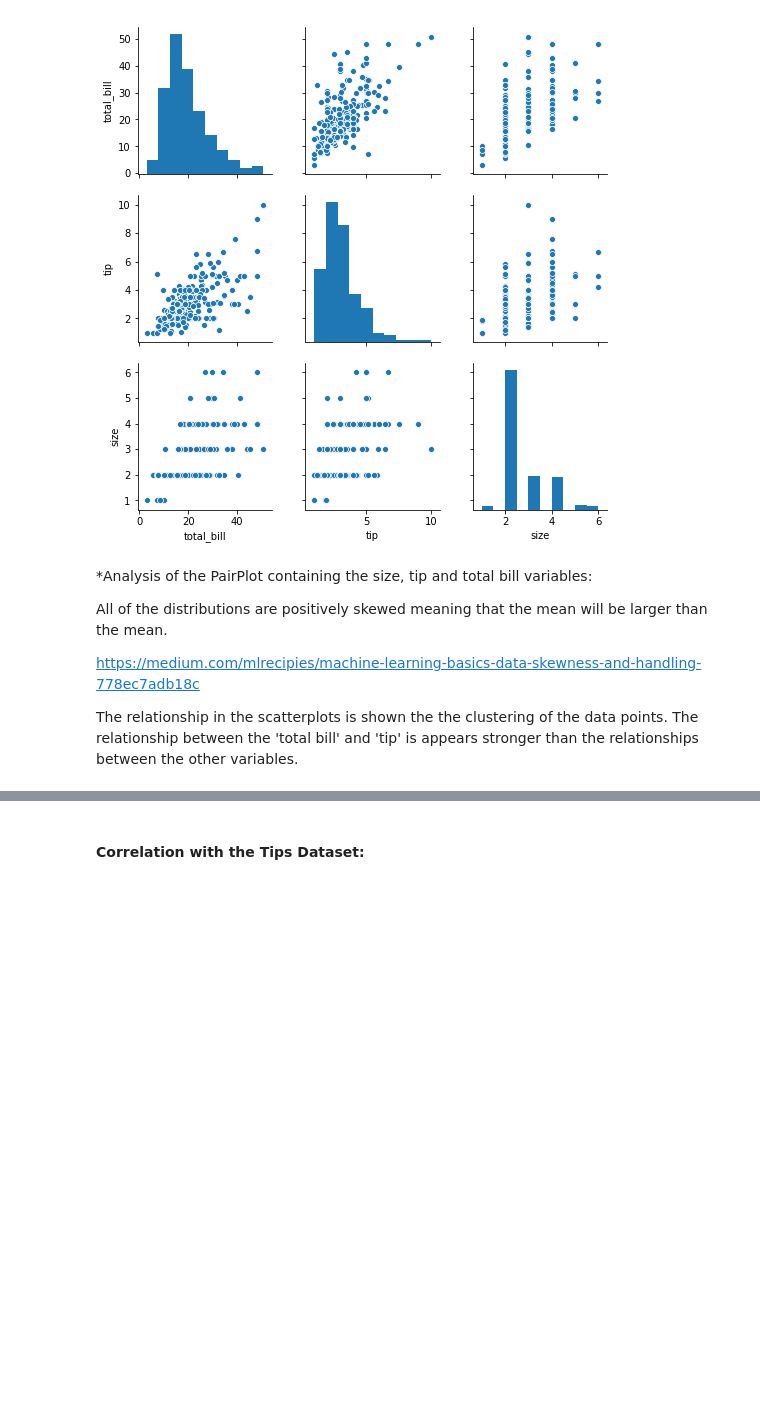
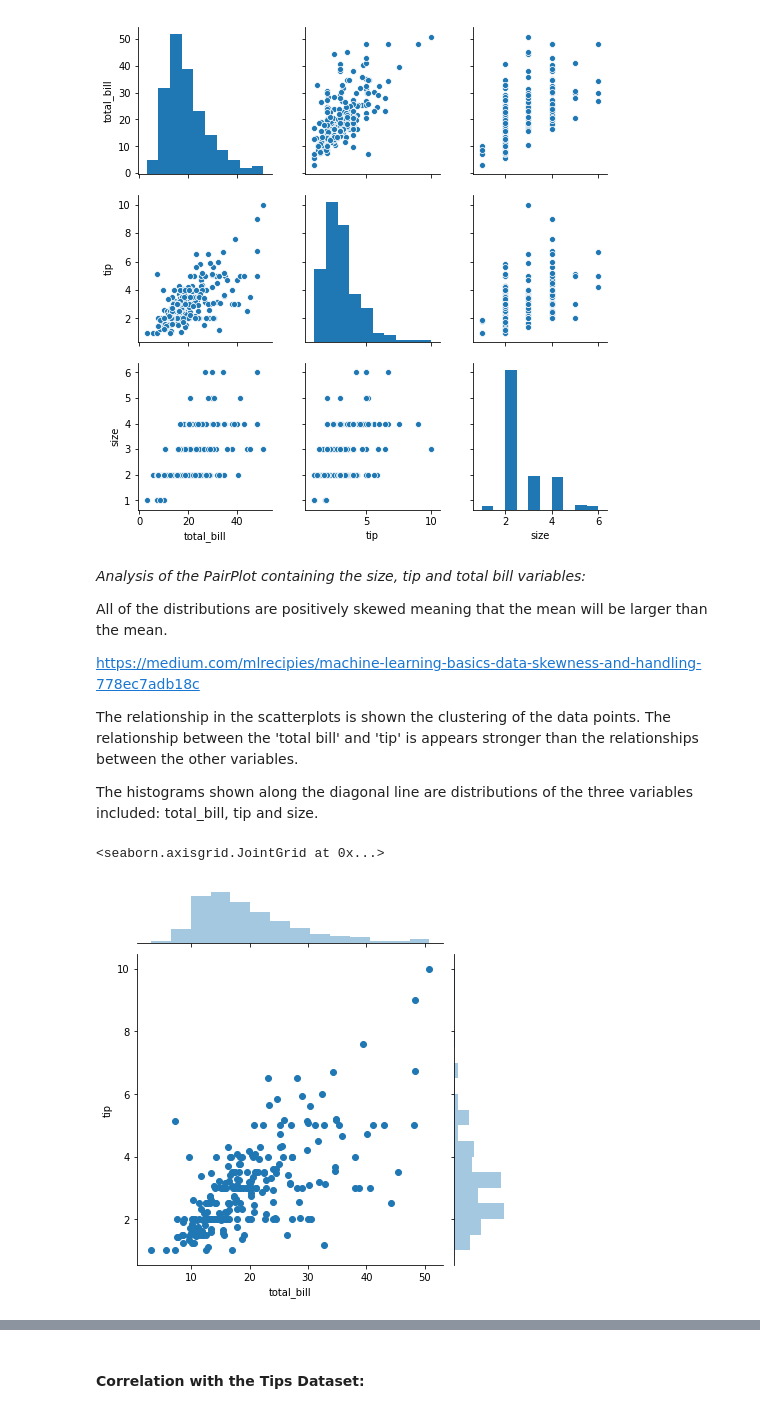
Before and after one commit to martinaobrien/FUNDAMENTALS-OF-DATA-ANALYSIS-Project-2019, a Jupyter notebook: Tips Dataset Assignment .ipynb, the cells around one changed output, grey strips where cells are left out. Cells and saved outputs as stored; diff of their text form; code cells hidden in the pictures; blank space fills up the shorter version.

```diff
--- a/Tips Dataset Assignment .ipynb
+++ b/Tips Dataset Assignment .ipynb
@@ -178,10 +178,17 @@ sns.pairplot (df)
 <seaborn.axisgrid.PairGrid at 0x...>
 [figure]
 # %% [markdown]
-*Analysis of the PairPlot containing the size, tip and total bill variables:
+*Analysis of the PairPlot containing the size, tip and total bill variables:*
 
 All of the distributions are positively skewed meaning that the mean will be larger than the mean.
 
 https://medium.com/mlrecipies/machine-learning-basics-data-skewness-and-handling-778ec7adb18c
 
-The relationship in the scatterplots is shown the the clustering of the data points. The relationship between the 'total bill' and 'tip' is appears stronger than the relationships between the other variables.
+The relationship in the scatterplots is shown the clustering of the data points. The relationship between the 'total bill' and 'tip' is appears stronger than the relationships between the other variables.
+
+The histograms shown along the diagonal line are distributions of the three variables included: total_bill, tip and size.
+# %%
+sns.jointplot(x = 'total_bill', y = 'tip', data = tips)
+# %% [output]
+<seaborn.axisgrid.JointGrid at 0x...>
+[figure, added]
```
Also changed, not shown: parts of 29 cells of this notebook, 1 other file.
